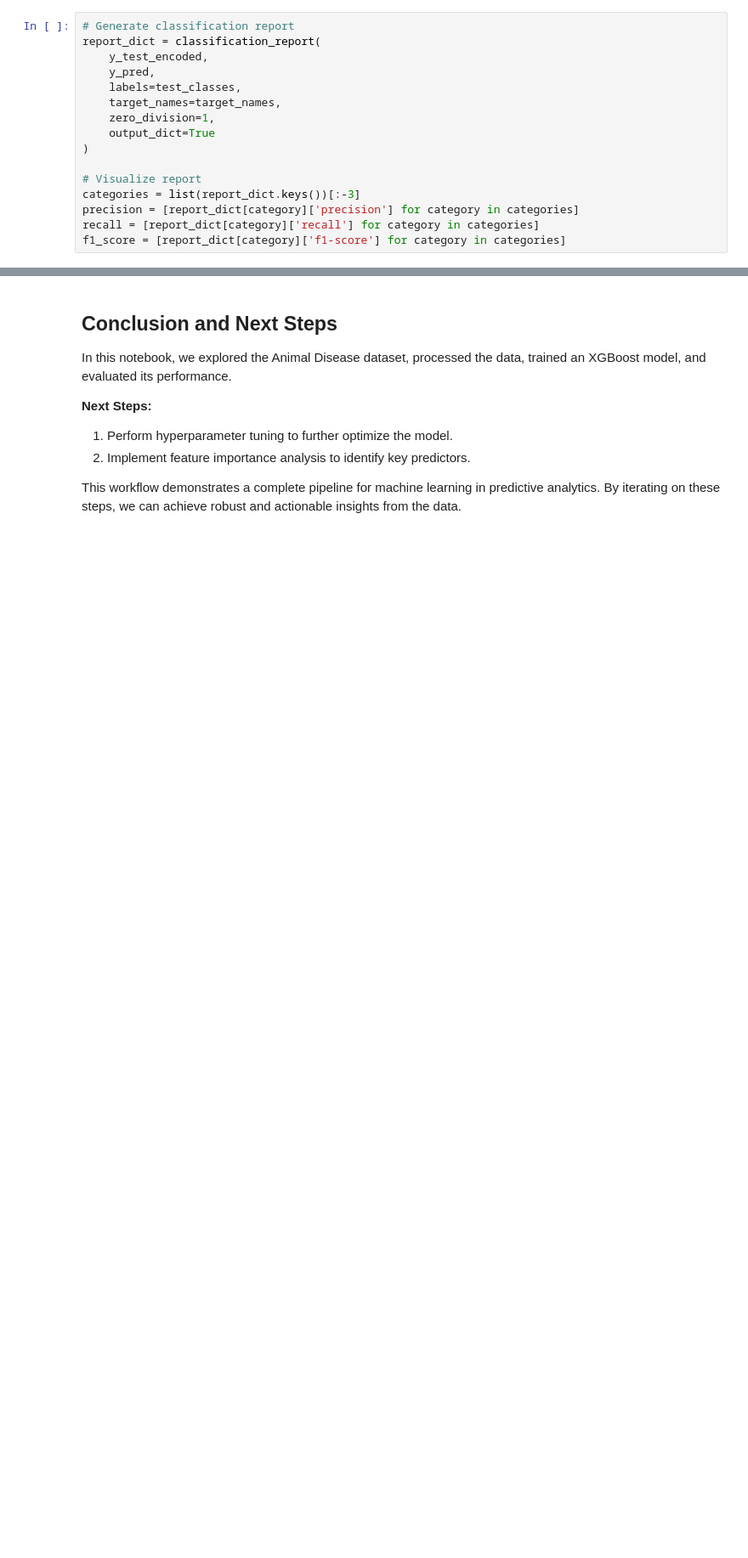
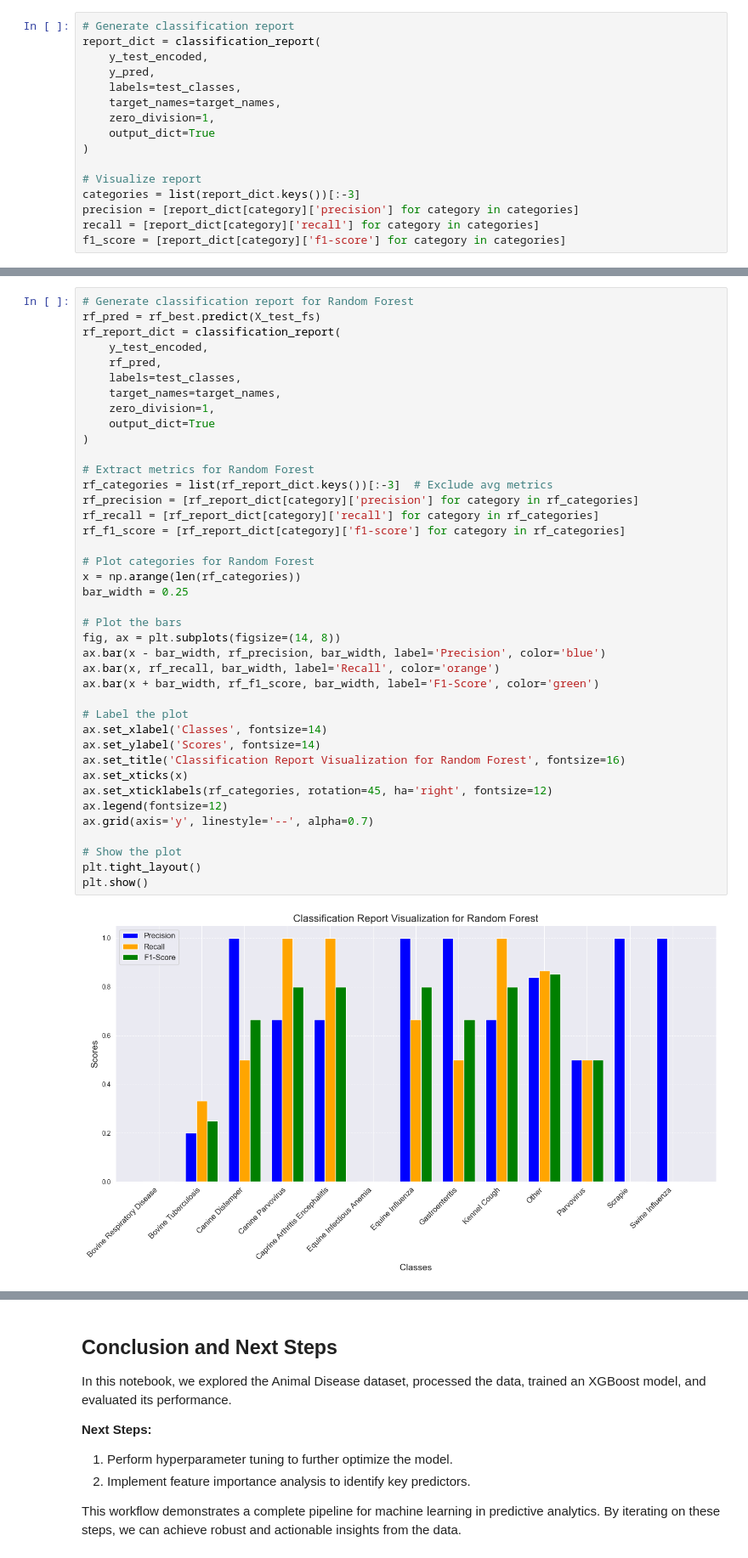
Before and after one commit to YrHoup/livestock-disease-management, a Jupyter notebook: animal-disease-prediction-eda-xgboost.ipynb, the cells around one changed output, grey strips where cells are left out. Shown at 85% size. Saved outputs shown, nothing was run; the diff lists cells and outputs as text; blank space fills up the shorter version.

Commit message:
Unsuccessful prediction

```diff
--- a/animal-disease-prediction-eda-xgboost.ipynb
+++ b/animal-disease-prediction-eda-xgboost.ipynb
@@ -482,0 +487,42 @@ plt.show()
+# %%
+# Generate classification report for Random Forest
+rf_pred = rf_best.predict(X_test_fs)
+rf_report_dict = classification_report(
+    y_test_encoded,
+    rf_pred,
+    labels=test_classes,
+    target_names=target_names,
+    zero_division=1,
+    output_dict=True
+)
+
+# Extract metrics for Random Forest
+rf_categories = list(rf_report_dict.keys())[:-3]  # Exclude avg metrics
+rf_precision = [rf_report_dict[category]['precision'] for category in rf_categories]
+rf_recall = [rf_report_dict[category]['recall'] for category in rf_categories]
+rf_f1_score = [rf_report_dict[category]['f1-score'] for category in rf_categories]
+
+# Plot categories for Random Forest
+x = np.arange(len(rf_categories))
+bar_width = 0.25
+
+# Plot the bars
+fig, ax = plt.subplots(figsize=(14, 8))
+ax.bar(x - bar_width, rf_precision, bar_width, label='Precision', color='blue')
+ax.bar(x, rf_recall, bar_width, label='Recall', color='orange')
+ax.bar(x + bar_width, rf_f1_score, bar_width, label='F1-Score', color='green')
+
+# Label the plot
+ax.set_xlabel('Classes', fontsize=14)
+ax.set_ylabel('Scores', fontsize=14)
+ax.set_title('Classification Report Visualization for Random Forest', fontsize=16)
+ax.set_xticks(x)
+ax.set_xticklabels(rf_categories, rotation=45, ha='right', fontsize=12)
+ax.legend(fontsize=12)
+ax.grid(axis='y', linestyle='--', alpha=0.7)
+
+# Show the plot
+plt.tight_layout()
+plt.show()
+# %% [output]
+[figure, added]
```
Also changed, not shown: parts of 11 cells of this notebook, 12 other files.
